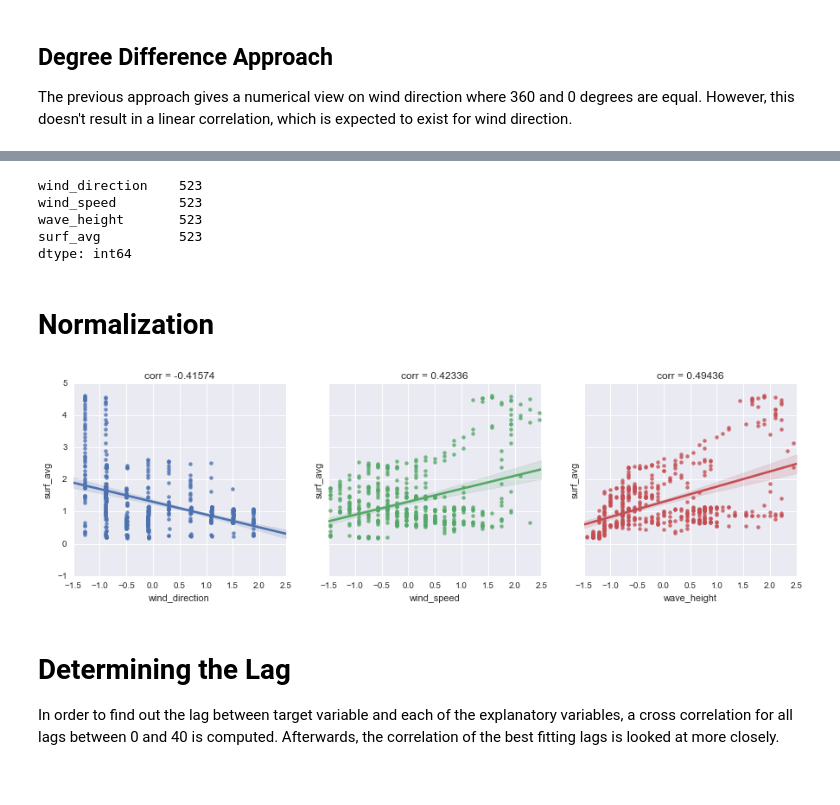
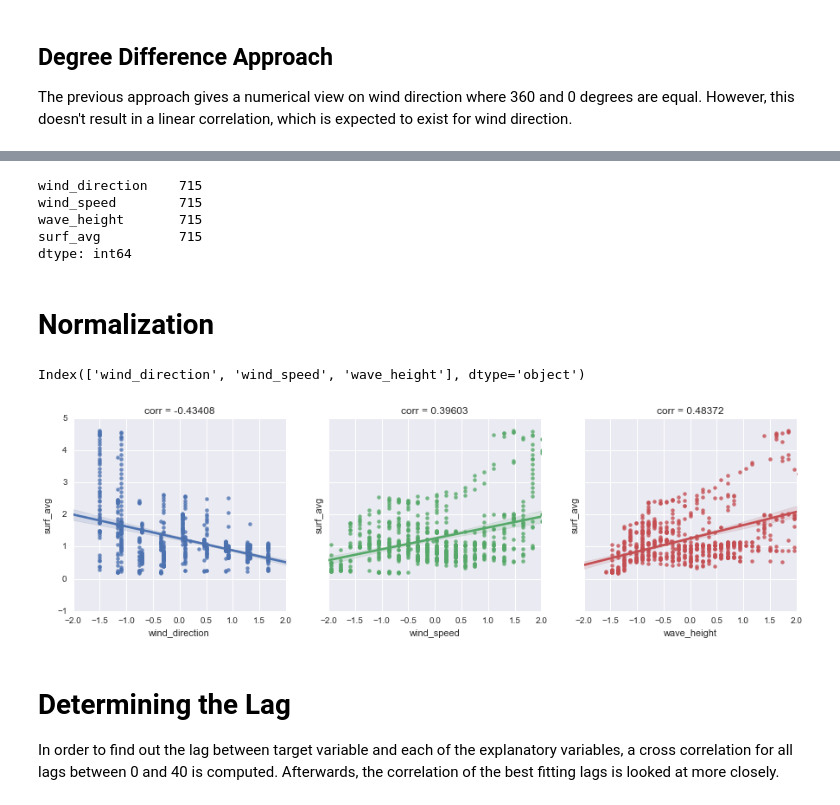
Before and after one commit to felix-last/wave-forecast, a Jupyter notebook: wave-forecast-prepare-data.ipynb, the cells around one changed output, grey strips where cells are left out. Cells and saved outputs as stored; diff of their text form; code cells hidden in the pictures.

```diff
--- a/wave-forecast-prepare-data.ipynb
+++ b/wave-forecast-prepare-data.ipynb
@@ -242,7 +235,7 @@ def compute_degree_diff(s_in, i):
             return alpha
     return diff.apply(under_180)
 for i in degree_corr.index:
-    degree_corr[i] = compute_degree_diff(df_explanatory['wind_direction'], i).corr(s_target)
+    degree_corr[i] = compute_degree_diff(df_imported['wind_direction'].dropna(), i).corr(s_target)
 
 fig, ax = plt.subplots(figsize=(math.floor(default_fig_width),3))
 ax.vlines(
@@ -257,12 +250,11 @@ ax.set_ylabel('Correlation')
 max_corr = degree_corr.max()
 max_corr_at = degree_corr[abs(degree_corr) == max_corr].index[0]
 print('Highest correlation is {:.3f}'.format(max_corr) ,'at', max_corr_at, 'degrees. This is of course the same as at', max_corr_at+180, 'degrees.')
-df_transformed = df_explanatory.copy()
 def transform_wind_direction(df_in):
     df_out = df_in.copy()
-    df_out['wind_direction'] = compute_degree_diff(df_out['wind_direction'], max_corr_at)
+    df_out['wind_direction'] = compute_degree_diff(df_out['wind_direction'].dropna(), max_corr_at)
     return df_out
-df_transformed = transform_wind_direction(df_explanatory)
+df_transformed = transform_wind_direction(df_imported)
 plot_scatter_correlation(df_transformed[['wind_direction']], s_target)
 #ax.set_xticklabels(degree_corr.index[::2])
 # %% [output]
@@ -280,0 +276,16 @@ Data types of columns
+# %%
+# Fill few missing values in explanatory data
+def interpolate_missing_values(df_in):
+    return df_in.resample('H').interpolate()
+df_transformed = interpolate_missing_values(df_transformed)
+# %%
+# sorted out at this point: 'dew_point', 'screen_relative_humidity', 'temperature', 'sea_temperature', 'pressure', 'wave_period'
+plot_scatter_correlation(
+    normalize(df_transformed[['wind_speed', 'wave_height', 'dew_point', 'screen_relative_humidity', 'temperature', 'sea_temperature', 'pressure', 'wave_period']].dropna()),
+    s_target
+)
+
+def drop_unused_variables(df_in):
+    return df_in[['wind_direction','wind_speed', 'wave_height']]#, 'dew_point', 'screen_relative_humidity', 'temperature', 'sea_temperature', 'pressure', 'wave_period']]
+
+df_explanatory = drop_unused_variables(df_transformed)
@@ -281,24 +294,26 @@ Data types of columns
 # %%
-df_train = pd.merge(df_transformed, pd.DataFrame(s_target), left_index=True, right_index=True).dropna()
+df_train = pd.merge(df_explanatory, pd.DataFrame(s_target), left_index=True, right_index=True).dropna()
 df_train.count()
 # %% [output]
-wind_direction    523
-wind_speed        523
-wave_height       523
-surf_avg          523
+wind_direction    715
+wind_speed        715
+wave_height       715
+surf_avg          715
 dtype: int64
 # %% [markdown]
 # Normalization
 # %%
 #mean_target = s_target.mean()
 #std_target = s_target.std()
 #def denormalize_target(series):
 #    return series * std_target + mean_target
 df_train[df_explanatory.columns] = normalize(df_train[df_explanatory.columns])
 plot_scatter_correlation(df_train[df_explanatory.columns], df_train[target_var])
 #df_train = df_train.apply(preprocessing.scale)
+df_explanatory.columns
 # %% [output]
+Index(['wind_direction', 'wind_speed', 'wave_height'], dtype='object')
-[figure, old version]
+[figure, new version]
 # %% [markdown]
 # Determining the Lag
 In order to find out the lag between target variable and each of the explanatory variables, a cross correlation for all lags between 0 and 40 is computed. Afterwards, the correlation of the best fitting lags is looked at more closely.
```
Also changed, not shown: parts of 22 cells of this notebook, 1 other file.
